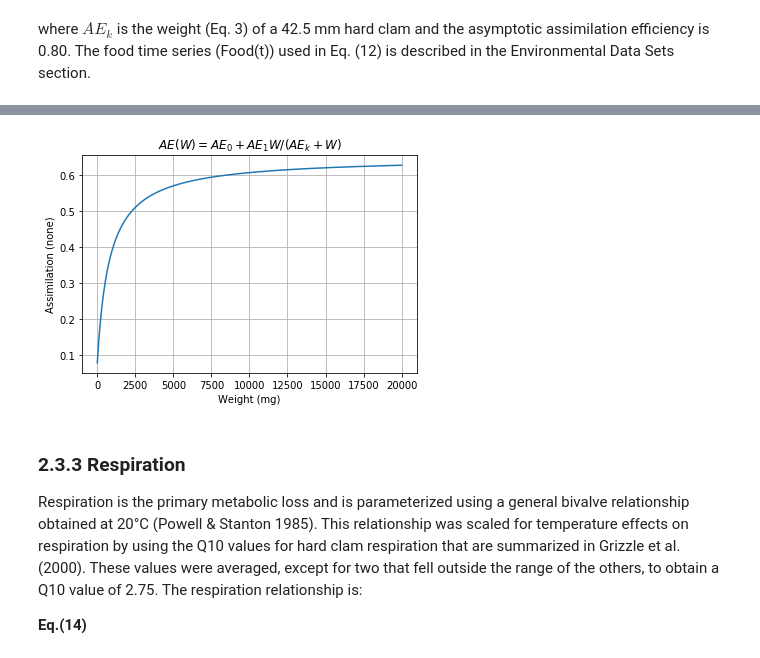
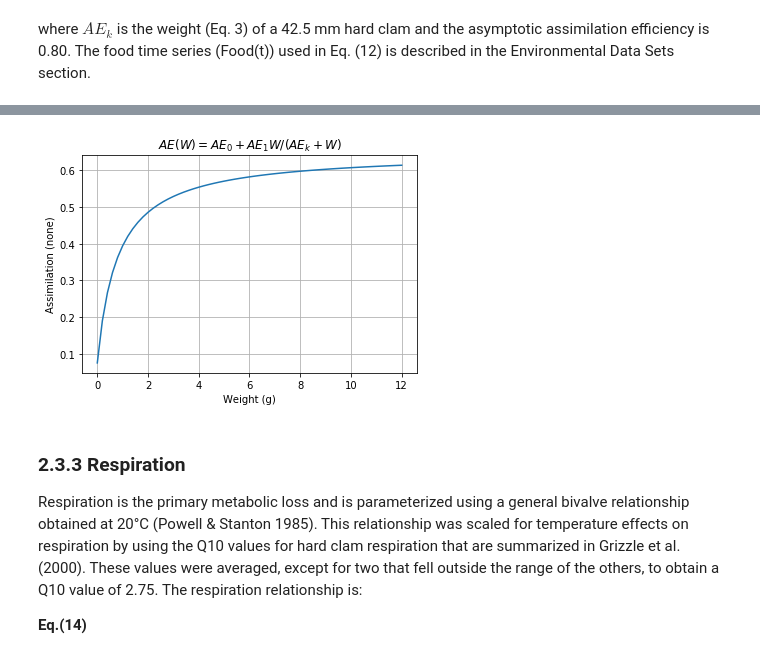
Before and after one commit to dlxiii/pdmc, a Jupyter notebook: paper_note.ipynb, the cells around one changed output, grey strips where cells are left out. Drawn from its saved outputs; the diff is of its cells as text; code cells hidden in the pictures.

```diff
--- a/paper_note.ipynb
+++ b/paper_note.ipynb
@@ -309,21 +338,21 @@ for i in len:
 # %%
 def ae(weight):
     ae_0 = 0.075  # none
     ae_1 = 0.575  # none
     ae_k = 0.8001 # mg dry wt
-    ae = ae_0 + (ae_1 * weight / 1000) / (ae_k + weight / 1000)
+    ae = ae_0 + (ae_1 * weight) / (ae_k + weight)
     return ae
 
-wt = np.linspace(4,20000,20000)
+wt = np.linspace(0,12,61)
 #plt.semilogx(wt,ae(wt))
 plt.plot(wt,ae(wt))
 plt.title('$AE(W)=AE_0 + AE_1W/(AE_k + W)$')
-plt.xlabel('Weight (mg)')
+plt.xlabel('Weight (g)')
 plt.ylabel('Assimilation (none)')
 plt.grid(True)
 plt.show()
 # %% [output]
-[figure, old version]
+[figure, new version]
 # %% [markdown]
 ### 2.3.3 Respiration
 Respiration is the primary metabolic loss and is parameterized using a general bivalve relationship obtained at 20°C (Powell & Stanton 1985). This relationship was scaled for temperature effects on respiration by using the Q10 values for hard clam respiration that are summarized in Grizzle et al. (2000). These values were averaged, except for two that fell outside the range of the others, to obtain a Q10 value of 2.75. The respiration relationship is:
```
Also changed, not shown: parts of 58 cells of this notebook.
